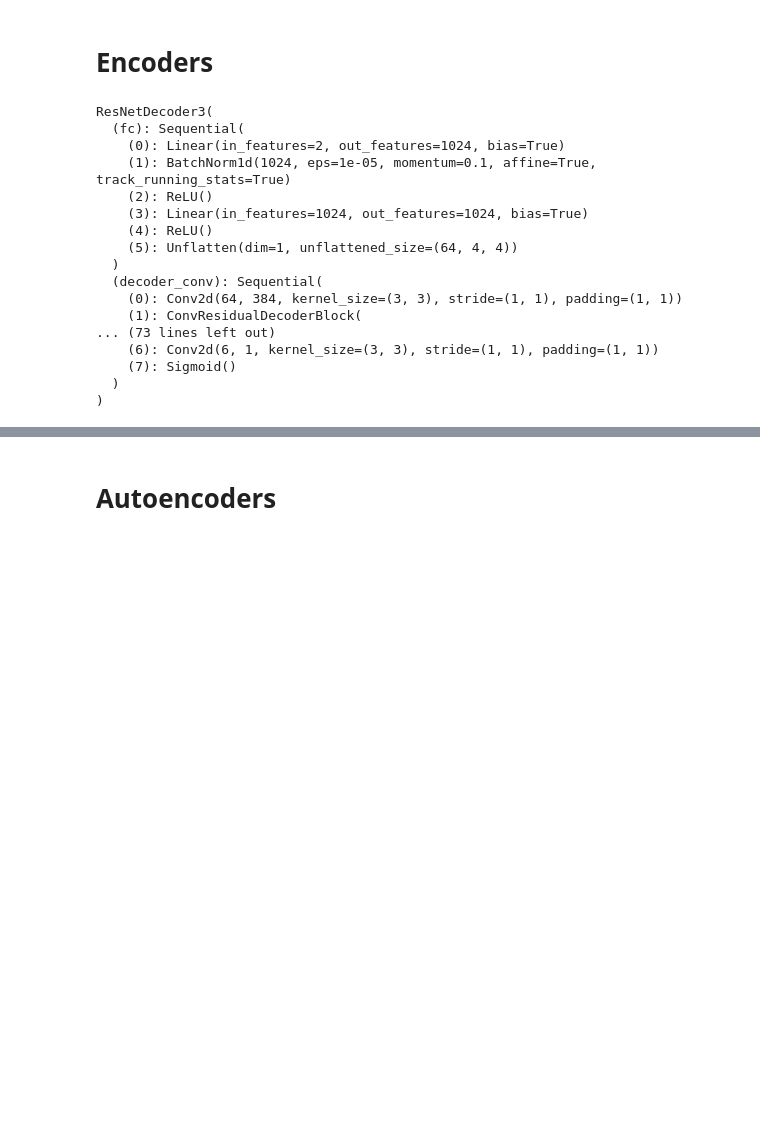
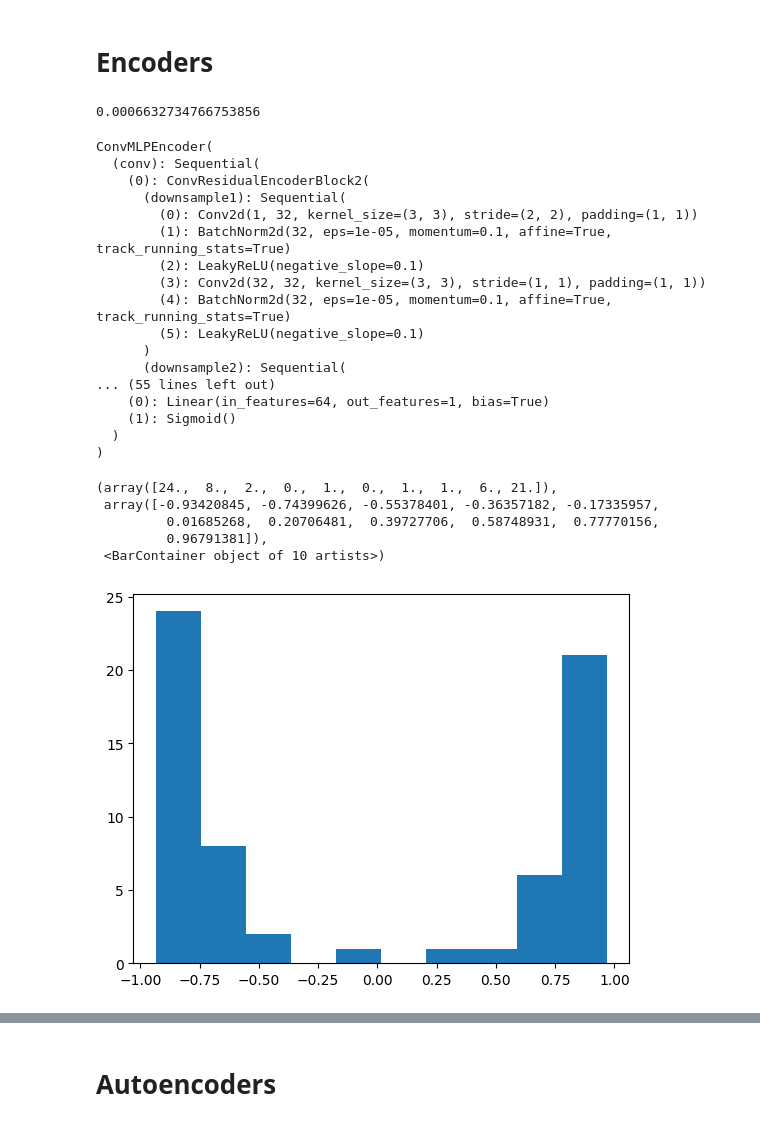
Before and after one commit to uzairname/manifold-learning, a Jupyter notebook: visualize_feats.ipynb, the cells around one changed output, grey strips where cells are left out. Cells and saved outputs as stored; diff of their text form; code cells hidden in the pictures; blank space fills up the shorter version.

```diff
--- a/visualize_feats.ipynb
+++ b/visualize_feats.ipynb
@@ -45,22 +38,48 @@ eval_model(type_, model, [i for i in val_dataloader], device=device, latent_dim=
 # %% [markdown]
 # Encoders
+# %%
+eval_model(cp.model, cp.type, cp.latent_dim, nn.SmoothL1Loss(), [i for i in cp.val_dataloader], device=device)
+# %% [output]
+0.0006632734766753856
 # %%
-print(model)
+cp.model
 # %% [output]
-ResNetDecoder3(
-  (fc): Sequential(
-    (0): Linear(in_features=2, out_features=1024, bias=True)
-    (1): BatchNorm1d(1024, eps=1e-05, momentum=0.1, affine=True, track_running_stats=True)
-    (2): ReLU()
-    (3): Linear(in_features=1024, out_features=1024, bias=True)
-    (4): ReLU()
-    (5): Unflatten(dim=1, unflattened_size=(64, 4, 4))
-  )
-  (decoder_conv): Sequential(
-    (0): Conv2d(64, 384, kernel_size=(3, 3), stride=(1, 1), padding=(1, 1))
-    (1): ConvResidualDecoderBlock(
-... (73 lines left out)
-    (6): Conv2d(6, 1, kernel_size=(3, 3), stride=(1, 1), padding=(1, 1))
-    (7): Sigmoid()
+ConvMLPEncoder(
+  (conv): Sequential(
+    (0): ConvResidualEncoderBlock2(
+      (downsample1): Sequential(
+        (0): Conv2d(1, 32, kernel_size=(3, 3), stride=(2, 2), padding=(1, 1))
+        (1): BatchNorm2d(32, eps=1e-05, momentum=0.1, affine=True, track_running_stats=True)
+        (2): LeakyReLU(negative_slope=0.1)
+        (3): Conv2d(32, 32, kernel_size=(3, 3), stride=(1, 1), padding=(1, 1))
+        (4): BatchNorm2d(32, eps=1e-05, momentum=0.1, affine=True, track_running_stats=True)
+        (5): LeakyReLU(negative_slope=0.1)
+      )
+      (downsample2): Sequential(
+... (55 lines left out)
+    (0): Linear(in_features=64, out_features=1, bias=True)
+    (1): Sigmoid()
   )
 )
+# %%
+from tqdm.notebook import tqdm
+
+def extract_features(x):
+  model = cp.model
+  x = x.to(device)
+  x = model.conv(x)
+  x = model.fc(x)
+  return x
+
+cp.dataloader.dataset.config.data_size = 2**18
+
+feature_batches = [[out[4], out[2]] for out in tqdm(map_inputs(cp, extract_features, limit=None), total=len(cp.dataloader.dataset))]
+# %%
+plt.hist(feature_batches[0][0].cpu().numpy())
+# %% [output]
+(array([24.,  8.,  2.,  0.,  1.,  0.,  1.,  1.,  6., 21.]),
+ array([-0.93420845, -0.74399626, -0.55378401, -0.36357182, -0.17335957,
+         0.01685268,  0.20706481,  0.39727706,  0.58748931,  0.77770156,
+         0.96791381]),
+ <BarContainer object of 10 artists>)
+[figure, added]
```
Also changed, not shown: parts of 10 cells of this notebook, 18 other files.
